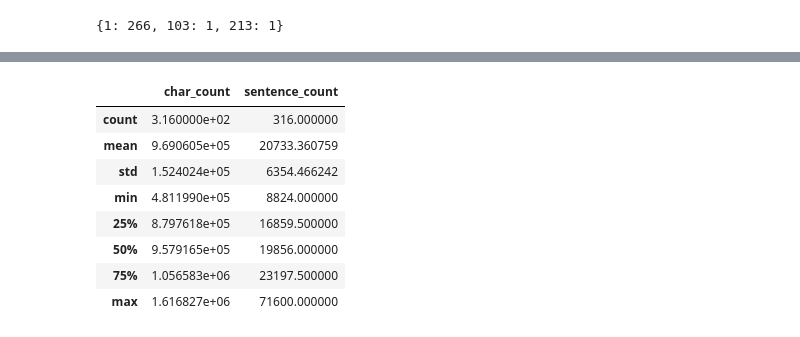
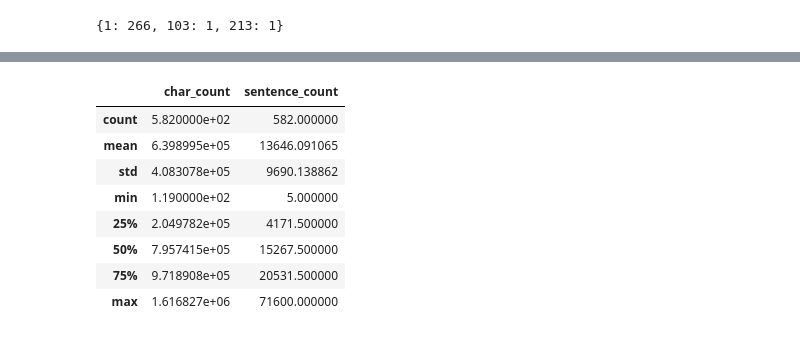
Before and after one commit to OpenPecha/buddhist-consensus, a Jupyter notebook: prepare_data/__init__.ipynb, the cells around one changed output, grey strips where cells are left out. Cells and saved outputs as stored; diff of their text form; code cells hidden in the pictures.

```diff
--- a/prepare_data/__init__.ipynb
+++ b/prepare_data/__init__.ipynb
@@ -181,12 +174,18 @@ plt.show()
-# %%
-df.describe()
-# %% [output]
-|  | char_count | sentence_count |
-| count | 3.160000e+02 | 316.000000 |
-| mean | 9.690605e+05 | 20733.360759 |
-| std | 1.524024e+05 | 6354.466242 |
-| min | 4.811990e+05 | 8824.000000 |
-| 25% | 8.797618e+05 | 16859.500000 |
-| 50% | 9.579165e+05 | 19856.000000 |
-| 75% | 1.056583e+06 | 23197.500000 |
-| max | 1.616827e+06 | 71600.000000 |
+# %%
+# Create a DataFrame for plotting
+pecha_df = pd.DataFrame({
+    "pecha_id": list(char_count.keys()),
+    "char_count": list(char_count.values()),
+    "sentence_count": list(sentence_count.values())
+})
+pecha_df.describe()
+# %% [output]
+|  | char_count | sentence_count |
+| count | 5.820000e+02 | 582.000000 |
+| mean | 6.398995e+05 | 13646.091065 |
+| std | 4.083078e+05 | 9690.138862 |
+| min | 1.190000e+02 | 5.000000 |
+| 25% | 2.049782e+05 | 4171.500000 |
+| 50% | 7.957415e+05 | 15267.500000 |
+| 75% | 9.718908e+05 | 20531.500000 |
+| max | 1.616827e+06 | 71600.000000 |
```
Also changed, not shown: parts of 13 cells of this notebook.
